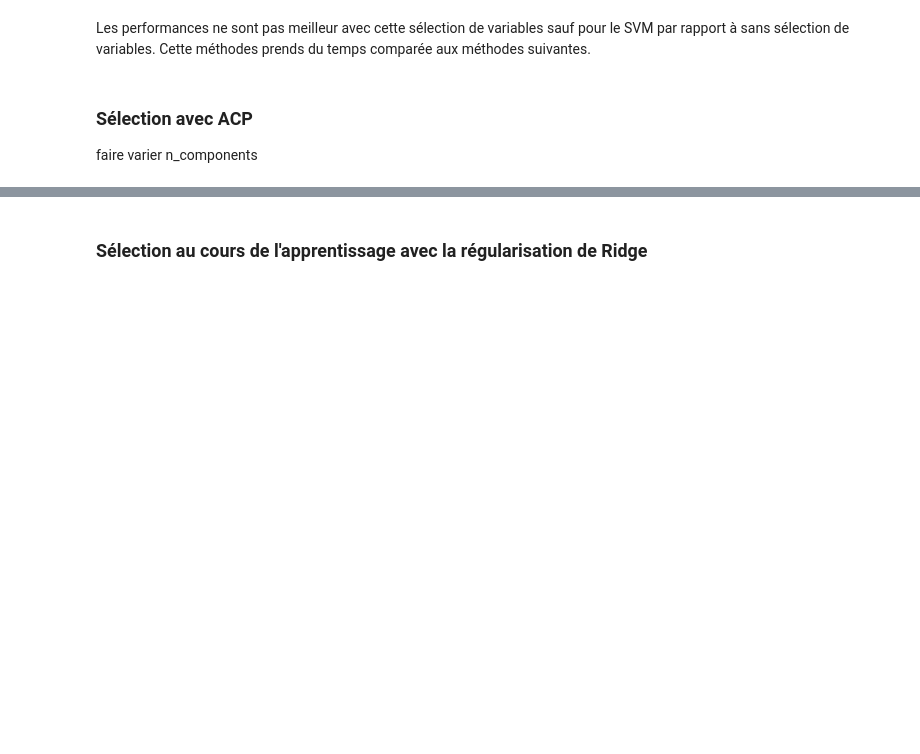
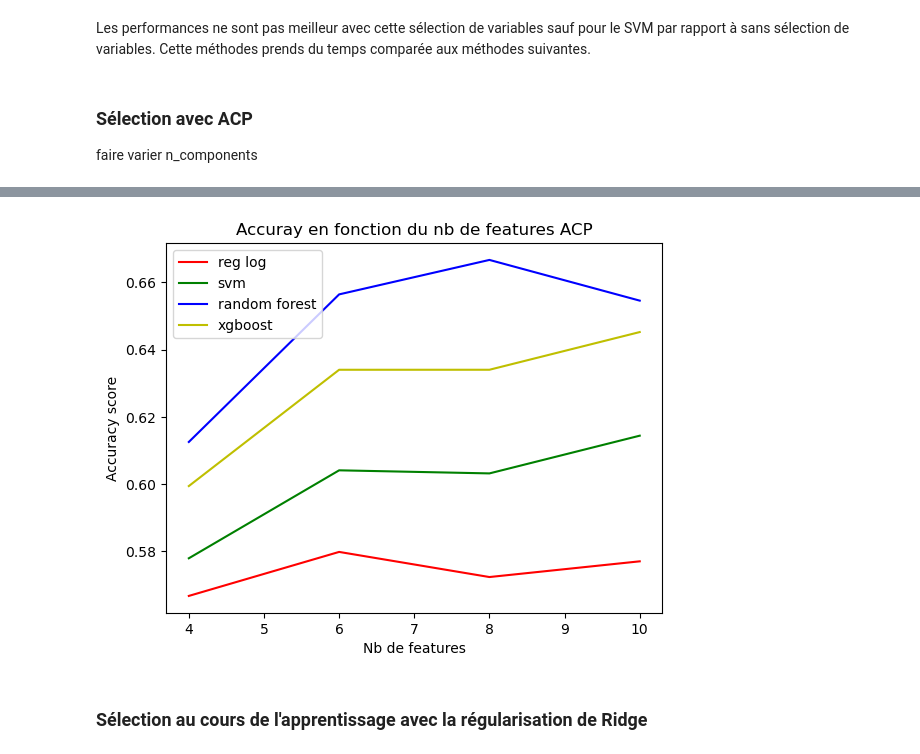
Before and after one commit to npicaut/TP_sklearn, a Jupyter notebook: wine.ipynb, the cells around one changed output, grey strips where cells are left out. Cells and saved outputs as stored; diff of their text form; code cells hidden in the pictures; blank space fills up the shorter version.

```diff
--- a/wine.ipynb
+++ b/wine.ipynb
@@ -476,11 +459,18 @@ print(X_train.shape)
 # cv
 liste_mod = [LogisticRegression(), svm.SVC(), RandomForestClassifier(), xgb.XGBClassifier()]
 liste_mod_str = ['RegLog', 'SVM','RandomForest','XGboost']
+mr = []
+ms = []
+mrf = []
+mxb = []
+list2 = [mr, ms, mrf, mxb]
 
 for i in range(len(liste_mod)):
-    mod = liste_mod[i]
-    mod.fit(X_new,y_train)
-    yhat = cross_val_predict(mod, X_new, y_train)
-    acc_cv = cross_val_score(mod, X_new, y_train, scoring='accuracy')
-    print(liste_mod_str[i], acc_cv.mean())
+    for j in range(len(n)):
+        mod = liste_mod[i]
+        mod.fit(X_feat[j],y_train)
+        acc_cv = cross_val_score(mod, X_feat[j], y_train, scoring='accuracy')
+        list2[i].append(acc_cv.mean())
+        print(n[j], liste_mod_str[i], acc_cv.mean())
+        print(list2[i])
 # %% [output]
@@ -508,3 +507,21 @@ XGboost 0.6508193870897632
+# %%
+plt.plot(n, mr, color='r', label='reg log')
+plt.plot(n, ms, color='g', label='svm')
+plt.plot(n, mrf, color='b', label='random forest')
+plt.plot(n, mxb, color='y', label='xgboost')
+
+# Naming the x-axis, y-axis and the whole graph
+plt.xlabel("Nb de features")
+plt.ylabel("Accuracy score")
+plt.title("Accuray en fonction du nb de features ACP")
+
+# Adding legend, which helps us recognize the curve according to it's color
+plt.legend()
+
+# To load the display window
+plt.show()
+# %% [output]
+[figure, added]
 # %% [markdown]
 ### Sélection au cours de l'apprentissage avec la régularisation de Ridge
 # %%
```
Also changed, not shown: parts of 11 cells of this notebook.
